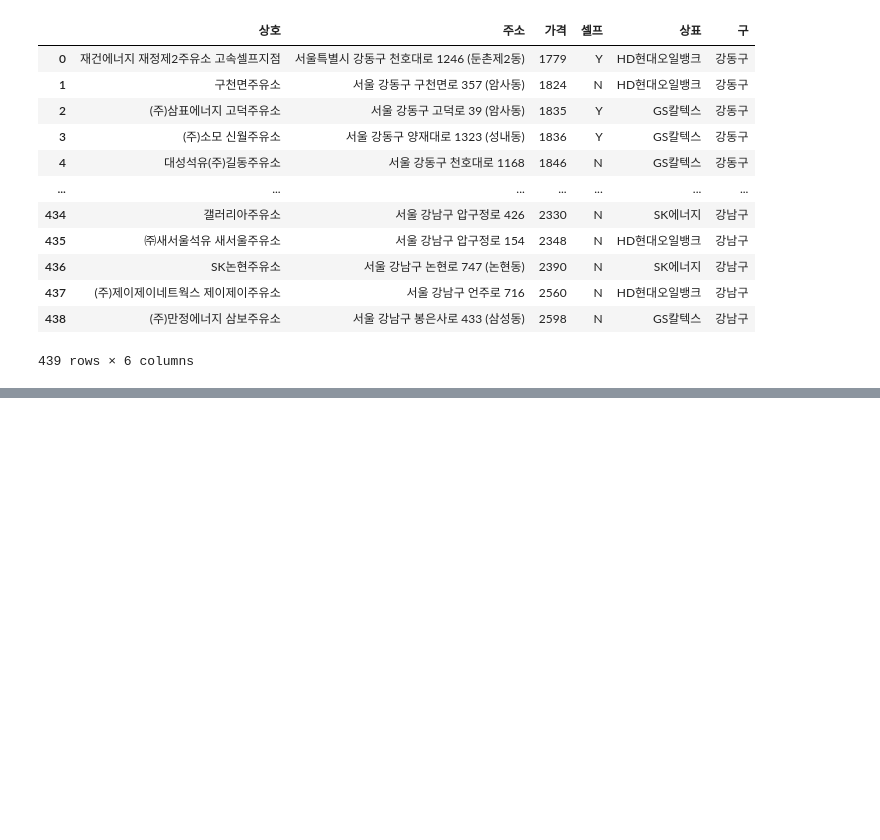
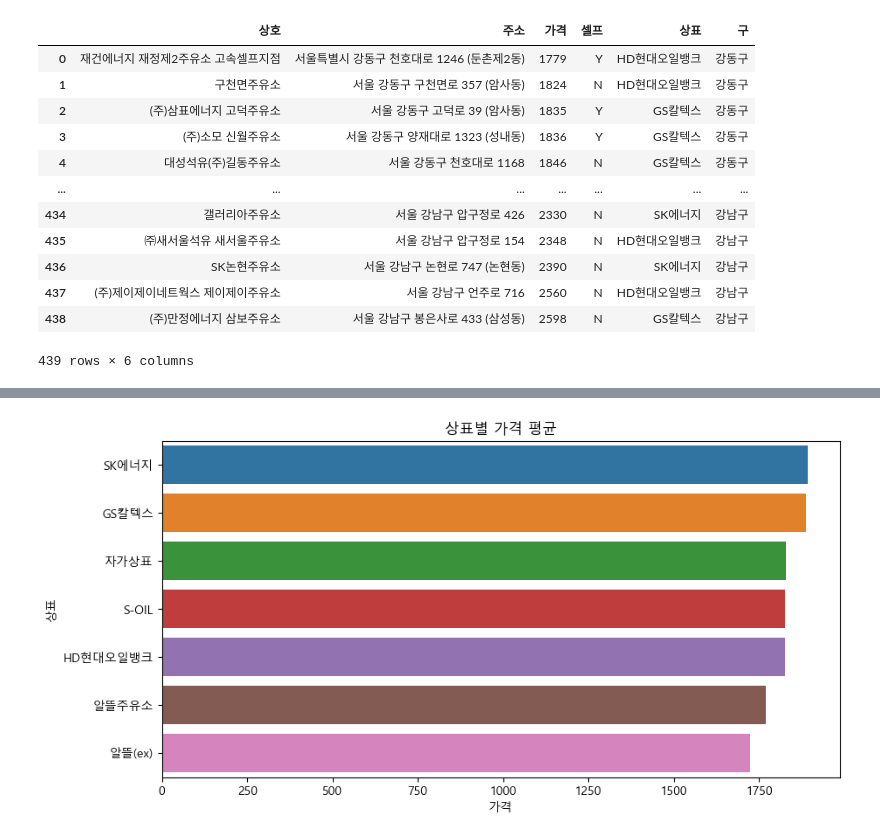
Before and after one commit to Maru230403/DataAnalysis-2023.09, a Jupyter notebook: 05.Crowling/15.Opinet.ipynb, the cells around one changed output, grey strips where cells are left out. Cells and saved outputs as stored; diff of their text form; code cells hidden in the pictures; blank space fills up the shorter version.

```diff
--- a/05.Crowling/15.Opinet.ipynb
+++ b/05.Crowling/15.Opinet.ipynb
@@ -172,0 +249,5 @@ pd.read_csv('data/opinet_20230919.csv')
+# %%
+# 상표별 평균 가격의 막대 그래프
+df.groupby('상표')[['가격']].mean().head()
+df_sub_mean = df.pivot_table('가격', '상표').sort_values('가격', ascending=False)
+df_sub_mean
@@ -172,0 +264,7 @@ pd.read_csv('data/opinet_20230919.csv')
+# %%
+plt.figure(figsize=(10,5))
+sns.barplot(data=df_sub_mean, y=df_sub_mean.index, x='가격')
+plt.title('상표별 가격 평균')
+plt.show()
+# %% [output]
+[figure, added]
```
Also changed, not shown: parts of 18 cells of this notebook, 2 other files.
